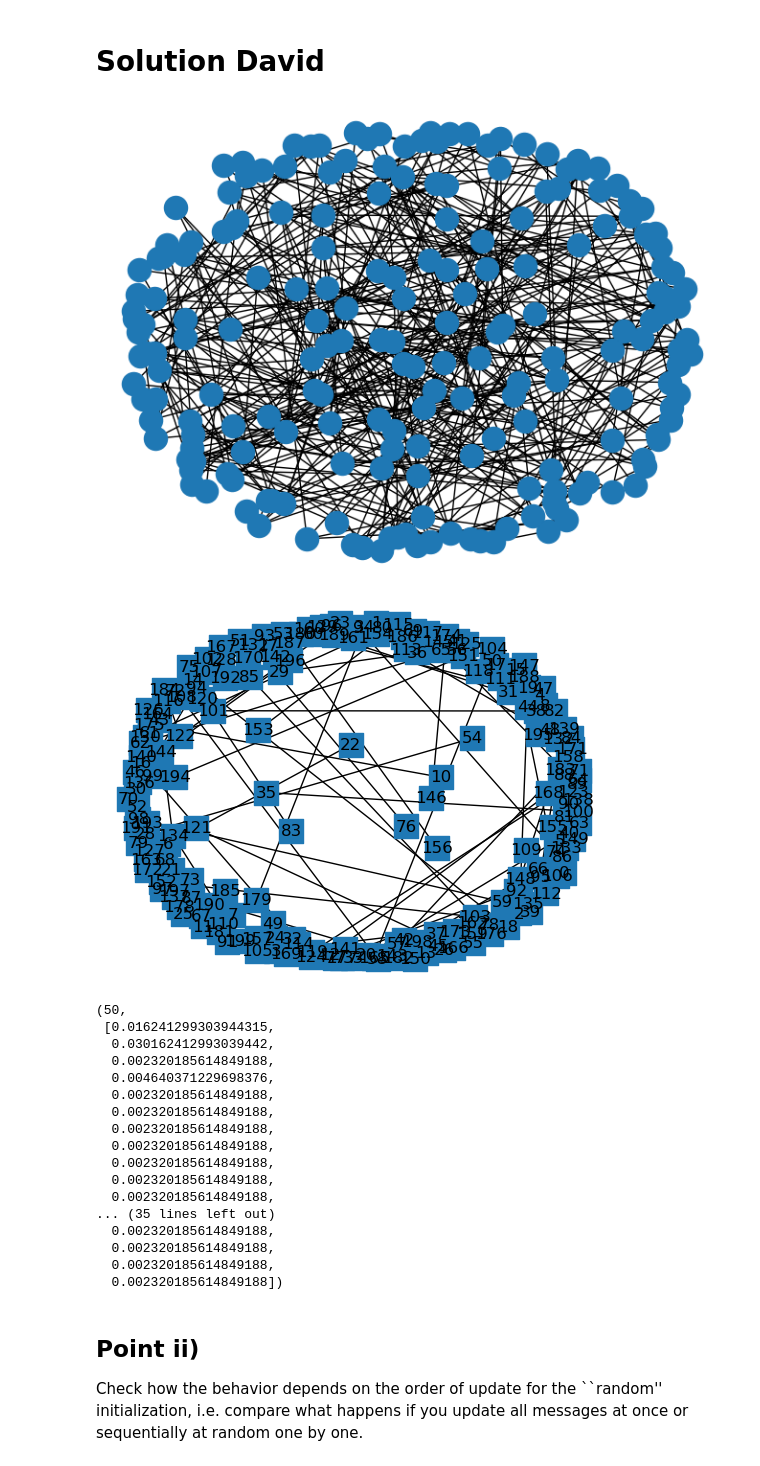
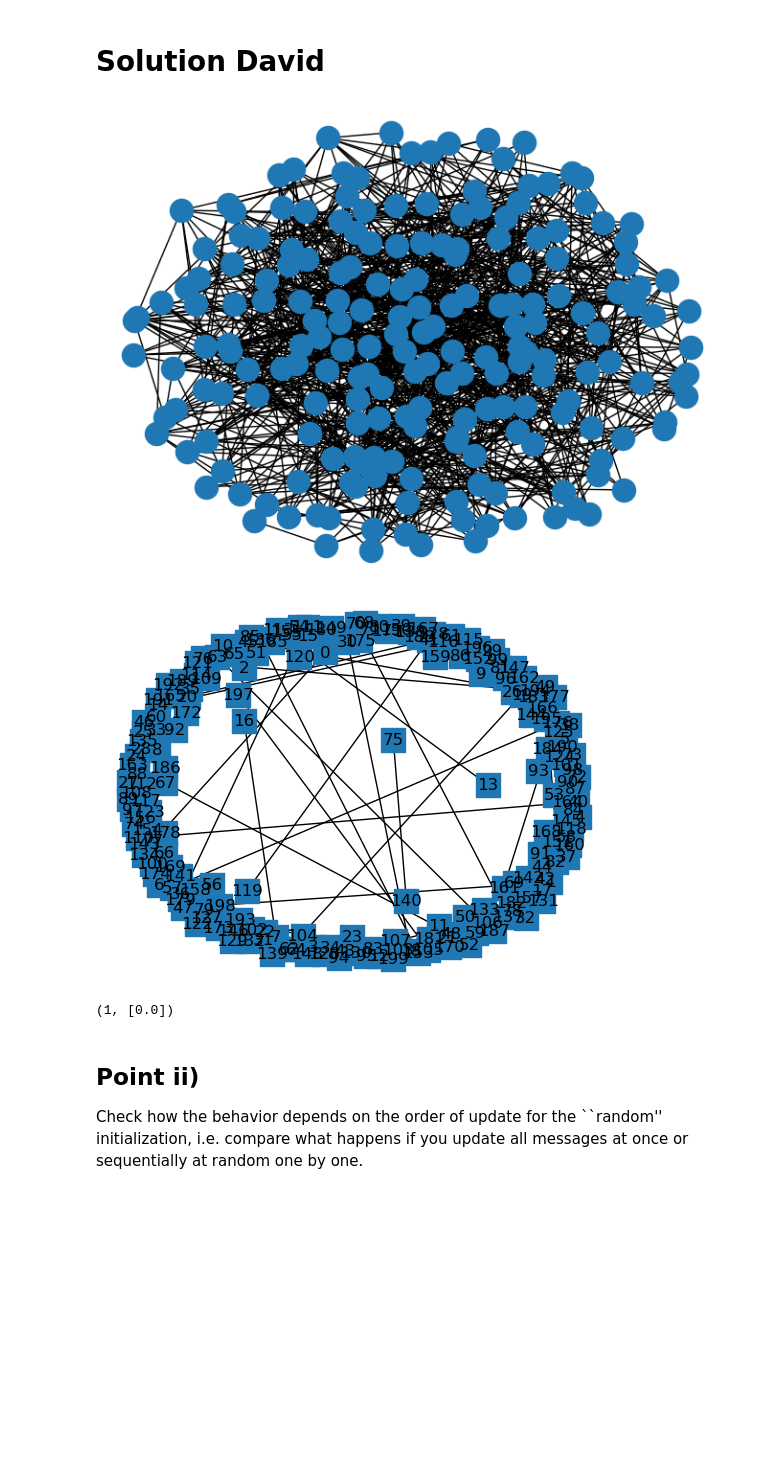
Before and after one commit to philippvb/APMLA-WS_21-22_material, a Jupyter notebook: Assignment/apmla_assignment_solution.ipynb, the cells around one changed output. Drawn from its saved outputs; the diff is of its cells as text; code cells hidden in the pictures; blank space fills up the shorter version.

```diff
--- a/Assignment/apmla_assignment_solution.ipynb
+++ b/Assignment/apmla_assignment_solution.ipynb
@@ -103,5 +102,0 @@ plt.show()
-# %%
-for e in example_graph.edges():
-    print(e)
-    example_graph.edges()[e]["message_t"] = 1
-    # print(example_graph.edges()[e])
@@ -325,7 +297,8 @@ def BP(G, init='random', update='parallel', max_it=1000, abs_tol=1e-4, alpha=0.1
 # %%
 # Generate graph
 N, c = 200, 4  # N is the number of nodes, c is the average degree
-G = nx.erdos_renyi_graph(n=N, p=c/(N-1), seed=29)
+# G = nx.erdos_renyi_graph(n=N, p=c/(N-1), seed=29)
+G = nx.erdos_renyi_graph(n=N, p=10/(N-1), seed=29)
 # G = G.to_directed() #
 # %%
 # inspect the graph
@@ -333,7 +306,7 @@ pos=nx.spring_layout(G,k=1)
 nx.draw(G, pos)
 plt.show()
 # %% [output]
-[figure, old version]
+[figure, new version]
 # %%
 def plot_marginal_graph(edge_marginals, G):
     new_graph = nx.Graph()
@@ -483,11 +457,17 @@ def compute_fac_to_var_message(G, fac, var):
     # we find the sum for when sigma (the variable) is 0
     negative_sum = 0
     for i in range(len(neighbour_edges)):
-        if negatives[i] == 0:
-            prod = 0
-        else:
-            prod = product_of_negatives / negatives[i] * positives[i]
-        negative_sum += prod
+        negative_sum += reduce(mul, negatives[:i] + [positives[i]] + negatives[i+1:], 1)
+
+
+    # TODO old remove
+    # for i in range(len(neighbour_edges)):
+    #     if negatives[i] == 0:
+    #         prod = 0
+    #     else:
+    #         prod = product_of_negatives / negatives[i] * positives[i]
+    #     negative_sum += prod
+
 
     # add the all negative case
     # negative_sum += product_of_negatives
@@ -499,6 +479,7 @@ def compute_fac_to_var_message(G, fac, var):
     positive_sum = product_of_negatives
 
 
+    # TODO test without this
     # Small addition for numerical stability
     message = np.array([negative_sum + 1e-23, positive_sum + 1e-23])
     # message = np.array([negative_sum, positive_sum])
@@ -535,6 +516,8 @@ def compute_fac_to_var_message(G, fac, var):
     # return message_sum
 # %%
 def BP(G, init='random', update='random', max_it=1000, abs_tol=1e-4, alpha=0.1, report=False, seed=98):
+
+    # TODO copy the graph
 
     if init == 'random':
         np.random.seed(seed)
@@ -547,6 +530,7 @@ def BP(G, init='random', update='random', max_it=1000, abs_tol=1e-4, alpha=0.1,
             p = np.random.rand()
             G.edges()[e]['message_t'][e[1]] = np.array([p, 1-p])
 
+         # TODO initialize the factor messages
 
     elif init == 'all-negative':
         for e in G.edges():
@@ -659,30 +643,14 @@ def BP(G, init='random', update='random', max_it=1000, abs_tol=1e-4, alpha=0.1,
     if report:
         print('Number of iterations: {0}'.format(it))
 
-    convergence(None, G, abs_tol, overwrite_plot=True)
+    # convergence(None, G, abs_tol, overwrite_plot=True)
 
     return(it, differences)
 # %%
-BP(G, init='random', update='random', report=False, max_it=50)
+BP(G, init='all-positive', update='random', report=False, max_it=500)
 # %% [output]
-[figure, old version]
+[figure, new version]
-(50,
- [0.016241299303944315,
-  0.030162412993039442,
-  0.002320185614849188,
-  0.004640371229698376,
-  0.002320185614849188,
-  0.002320185614849188,
-  0.002320185614849188,
-  0.002320185614849188,
-  0.002320185614849188,
-  0.002320185614849188,
-  0.002320185614849188,
-... (35 lines left out)
-  0.002320185614849188,
-  0.002320185614849188,
-  0.002320185614849188,
-  0.002320185614849188])
+(1, [0.0])
 # %% [markdown]
 ## Point ii)
 Check how the behavior depends on the order of update for the ``random'' initialization, i.e. compare what happens if you update all messages at once or sequentially at random one by one.
```
Also changed, not shown: parts of 8 cells of this notebook.
